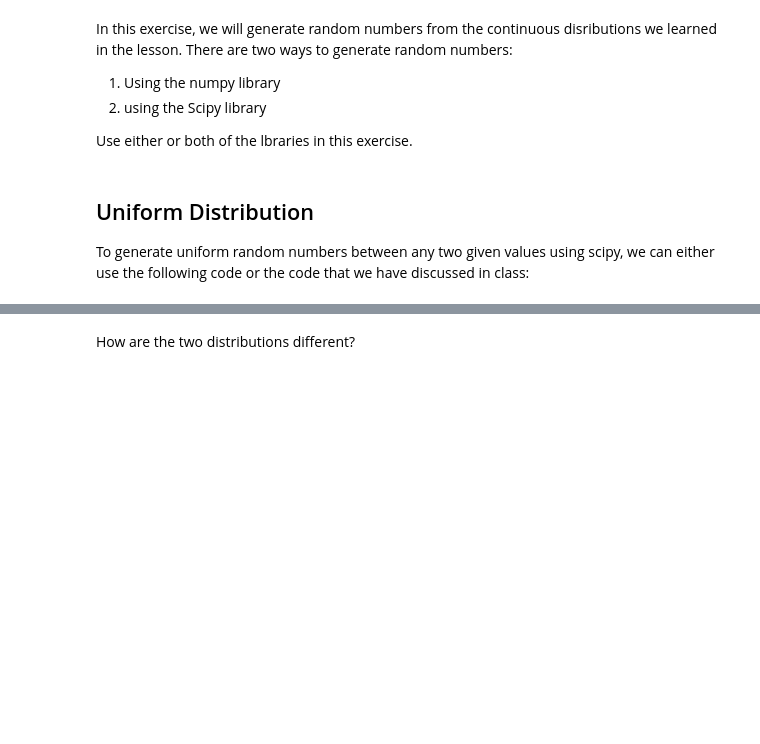
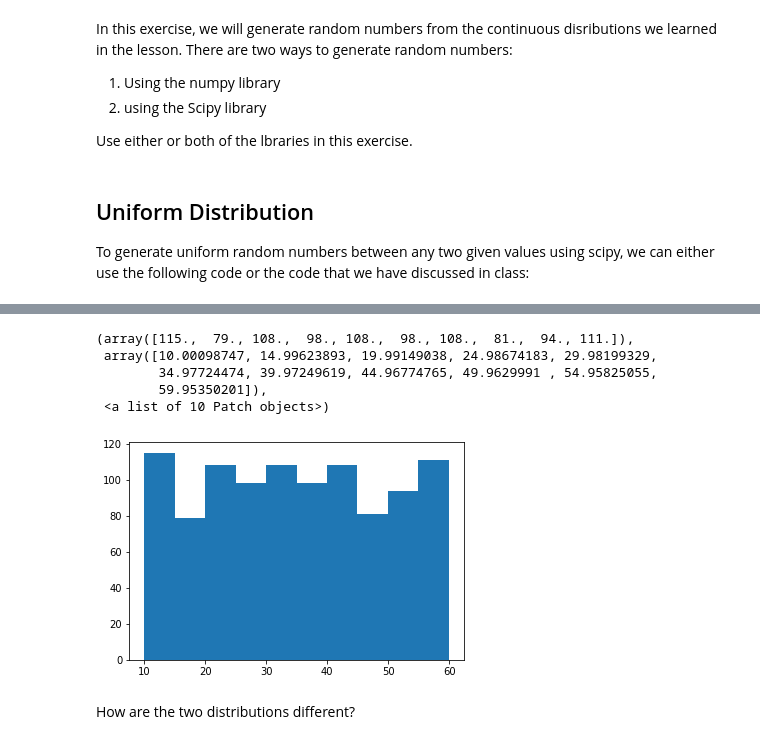
Before and after one commit to ironhack-datalabs/datamad1019, a Jupyter notebook: module-2/lab-continuous-probability-distribution/your-code/main.ipynb, the cells around one changed output, grey strips where cells are left out. Drawn from its saved outputs; the diff is of its cells as text; code cells hidden in the pictures; blank space fills up the shorter version.

```diff
--- a/module-2/lab-continuous-probability-distribution/your-code/main.ipynb
+++ b/module-2/lab-continuous-probability-distribution/your-code/main.ipynb
@@ -47,2 +66,11 @@ Your output should look like below:
+# %%
+plt.hist(generate_random_numbers(bottom=10, ceiling=60, count=1000))
+# %% [output]
+(array([115.,  79., 108.,  98., 108.,  98., 108.,  81.,  94., 111.]),
+ array([10.00098747, 14.99623893, 19.99149038, 24.98674183, 29.98199329,
+        34.97724474, 39.97249619, 44.96774765, 49.9629991 , 54.95825055,
+        59.95350201]),
+ <a list of 10 Patch objects>)
+[figure, added]
 # %% [markdown]
 How are the two distributions different?
```
Also changed, not shown: parts of 20 cells of this notebook.
